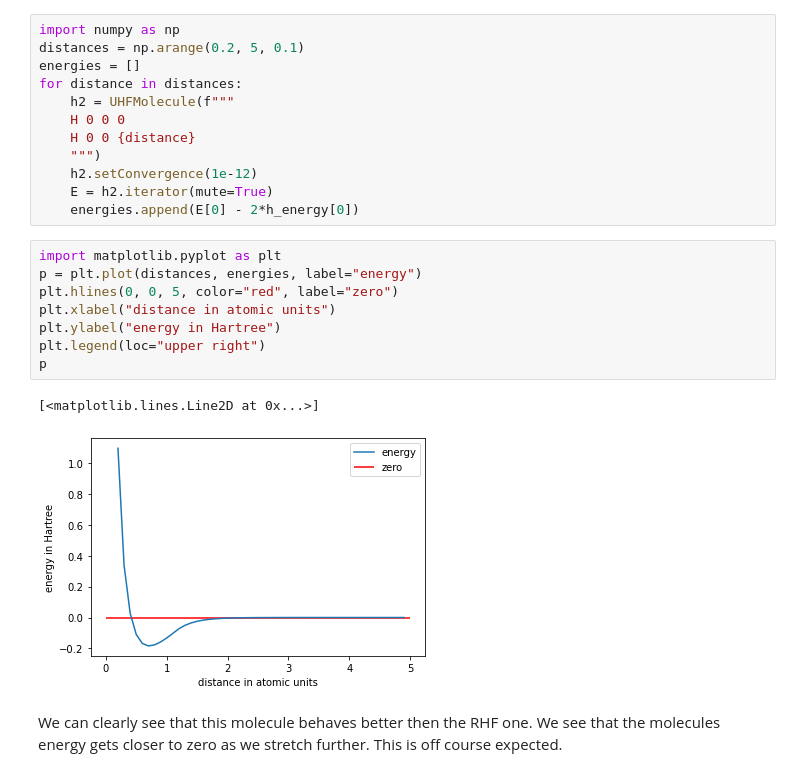
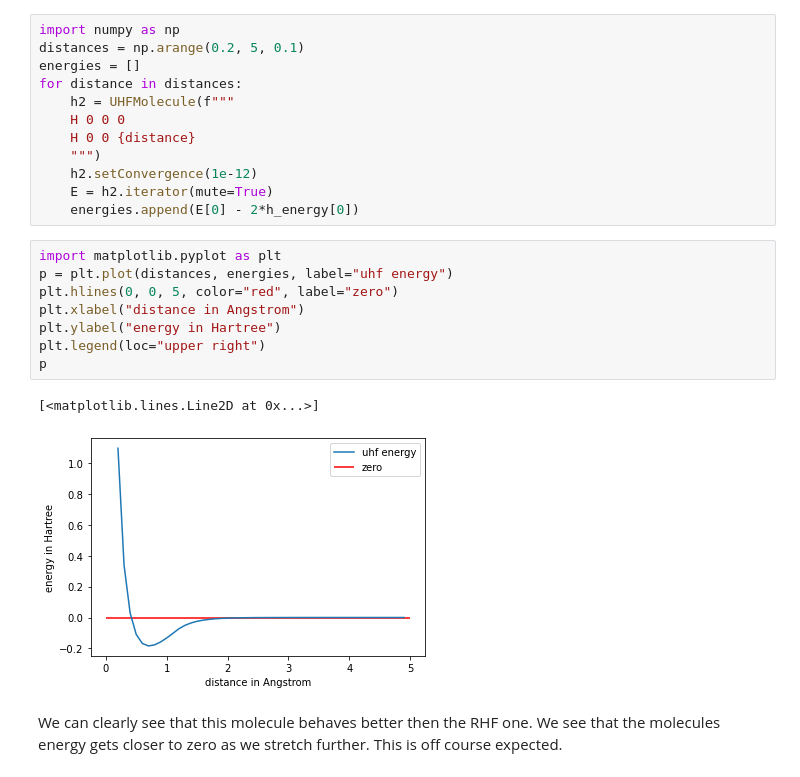
Before and after one commit to ruvdrsti/Bachelor_project, a Jupyter notebook: definitive_versions/notebooks/uhf.ipynb, the cells around one changed output. Drawn from its saved outputs; the diff is of its cells as text.

```diff
--- a/definitive_versions/notebooks/uhf.ipynb
+++ b/definitive_versions/notebooks/uhf.ipynb
@@ -80,14 +80,14 @@ for distance in distances:
     energies.append(E[0] - 2*h_energy[0])
 # %%
 import matplotlib.pyplot as plt
-p = plt.plot(distances, energies, label="energy")
+p = plt.plot(distances, energies, label="uhf energy")
 plt.hlines(0, 0, 5, color="red", label="zero")
-plt.xlabel("distance in atomic units")
+plt.xlabel("distance in Angstrom")
 plt.ylabel("energy in Hartree")
 plt.legend(loc="upper right")
 p
 # %% [output]
 [<matplotlib.lines.Line2D at 0x...>]
-[figure, old version]
+[figure, new version]
 # %% [markdown]
 We can clearly see that this molecule behaves better then the RHF one. We see that the molecules energy gets closer to zero as we stretch further. This is off course expected.
```
Also changed, not shown: 10 other files.
